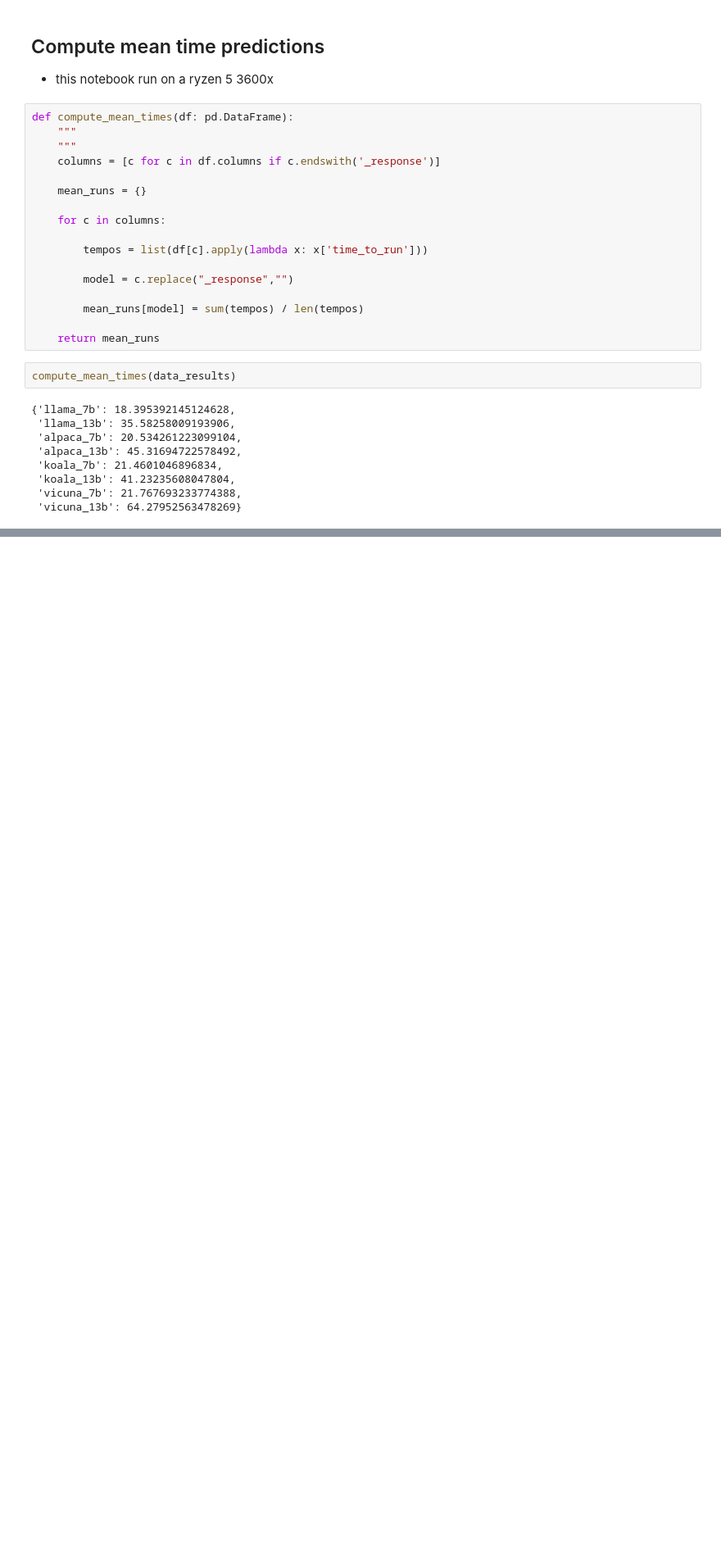
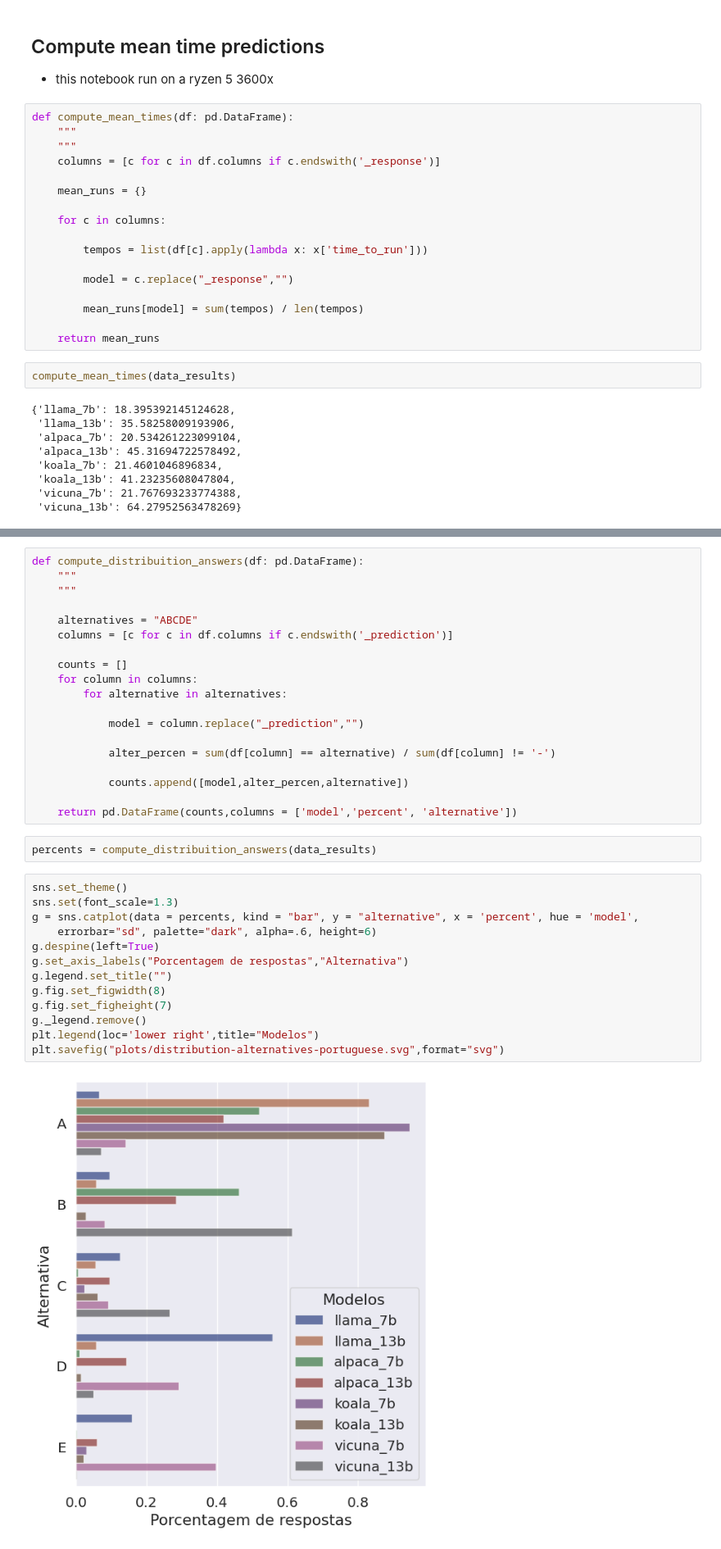
Before and after one commit to wineone/tcc-matheus-lisboa, a Jupyter notebook: 03-experiments/03-make-requests-evaluate-models-pt-br-prompt-engineer.ipynb, the cells around one changed output, grey strips where cells are left out. Shown at 82% size. Cells and saved outputs as stored; diff of their text form; blank space fills up the shorter version.

```diff
--- a/03-experiments/03-make-requests-evaluate-models-pt-br-prompt-engineer.ipynb
+++ b/03-experiments/03-make-requests-evaluate-models-pt-br-prompt-engineer.ipynb
@@ -473,0 +478,36 @@ compute_mean_times(data_results)
+# %%
+def compute_distribuition_answers(df: pd.DataFrame):
+    """
+    """
+
+    alternatives = "ABCDE"
+    columns = [c for c in df.columns if c.endswith('_prediction')]
+
+    counts = []
+    for column in columns:
+        for alternative in alternatives:
+
+            model = column.replace("_prediction","")
+
+            alter_percen = sum(df[column] == alternative) / sum(df[column] != '-')
+
+            counts.append([model,alter_percen,alternative])
+
+    return pd.DataFrame(counts,columns = ['model','percent', 'alternative'])
+# %%
+percents = compute_distribuition_answers(data_results)
+# %%
+sns.set_theme()
+sns.set(font_scale=1.3)
+g = sns.catplot(data = percents, kind = "bar", y = "alternative", x = 'percent', hue = 'model',
+    errorbar="sd", palette="dark", alpha=.6, height=6)
+g.despine(left=True)
+g.set_axis_labels("Porcentagem de respostas","Alternativa")
+g.legend.set_title("")
+g.fig.set_figwidth(8)
+g.fig.set_figheight(7)
+g._legend.remove()
+plt.legend(loc='lower right',title="Modelos")
+plt.savefig("plots/distribution-alternatives-portuguese.svg",format="svg")
+# %% [output]
+[figure, added]
```
Also changed, not shown: parts of 3 cells of this notebook, 7 other files.
